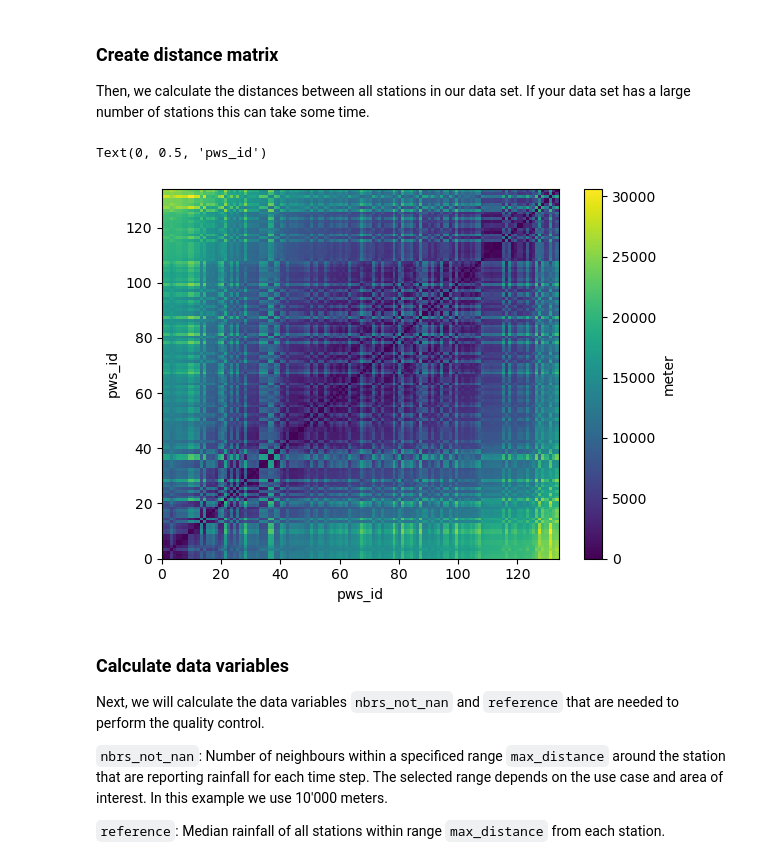
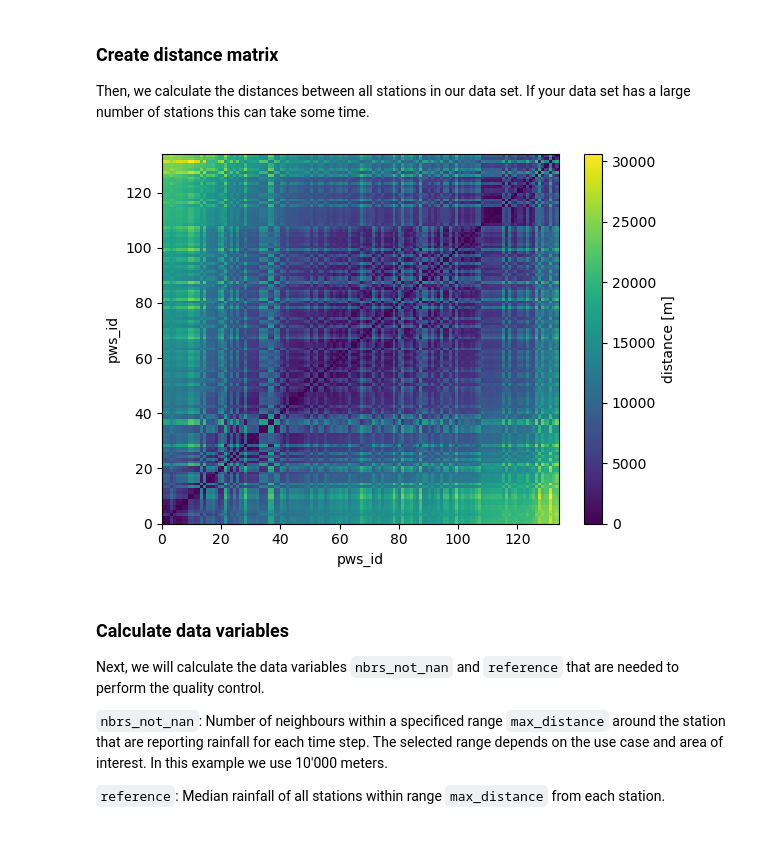
Before and after one commit to OpenSenseAction/PrePEP_short_course_OS, a Jupyter notebook: 3_pws_qc.ipynb, the cells around one changed output. Saved outputs shown, nothing was run; the diff lists cells and outputs as text; code cells hidden in the pictures.

```diff
--- a/3_pws_qc.ipynb
+++ b/3_pws_qc.ipynb
@@ -78,12 +83,11 @@ Then, we calculate the distances between all stations in our data set. If your d
 distance_matrix = plg.spatial.calc_point_to_point_distances(ds_pws, ds_pws)
 # %%
 plt.pcolor(distance_matrix.values)
-plt.colorbar(label='meter')
+plt.colorbar(label='distance [m]')
 plt.xlabel('pws_id')
-plt.ylabel('pws_id')
+plt.ylabel('pws_id');
 # %% [output]
-Text(0, 0.5, 'pws_id')
-[figure, old version]
+[figure, new version]
 # %% [markdown]
 ### Calculate data variables
 Next, we will calculate the data variables `nbrs_not_nan` and `reference` that are needed to perform the quality control.
```
Also changed, not shown: parts of 24 cells of this notebook.
